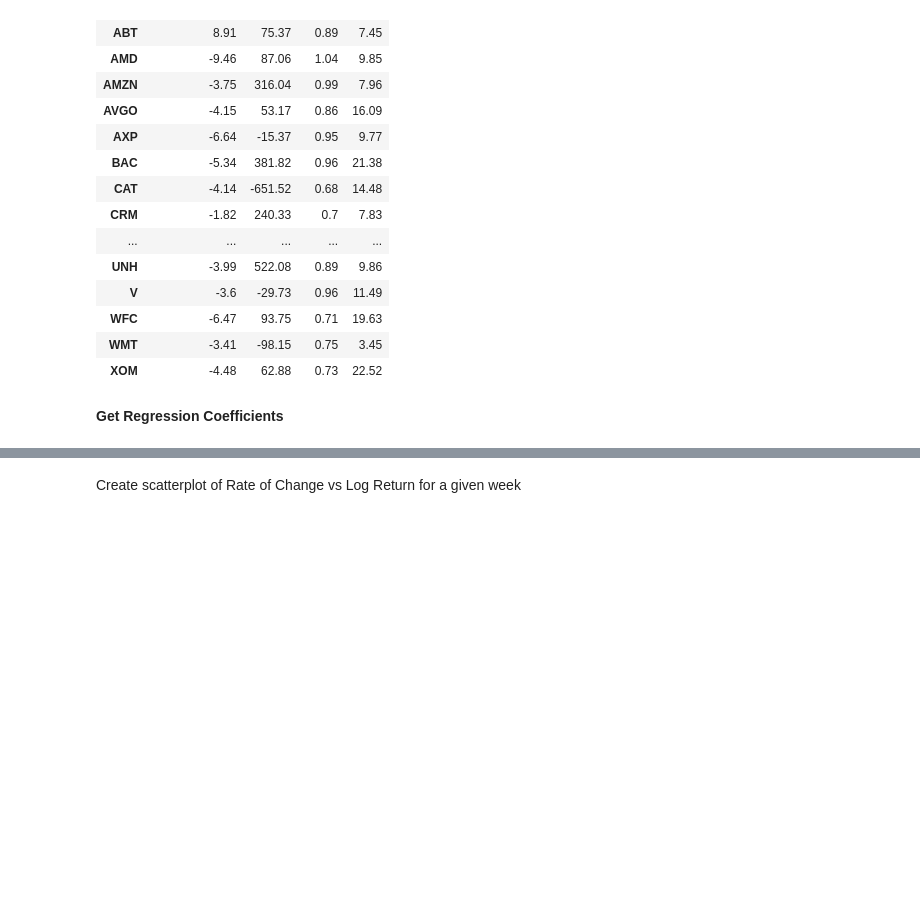
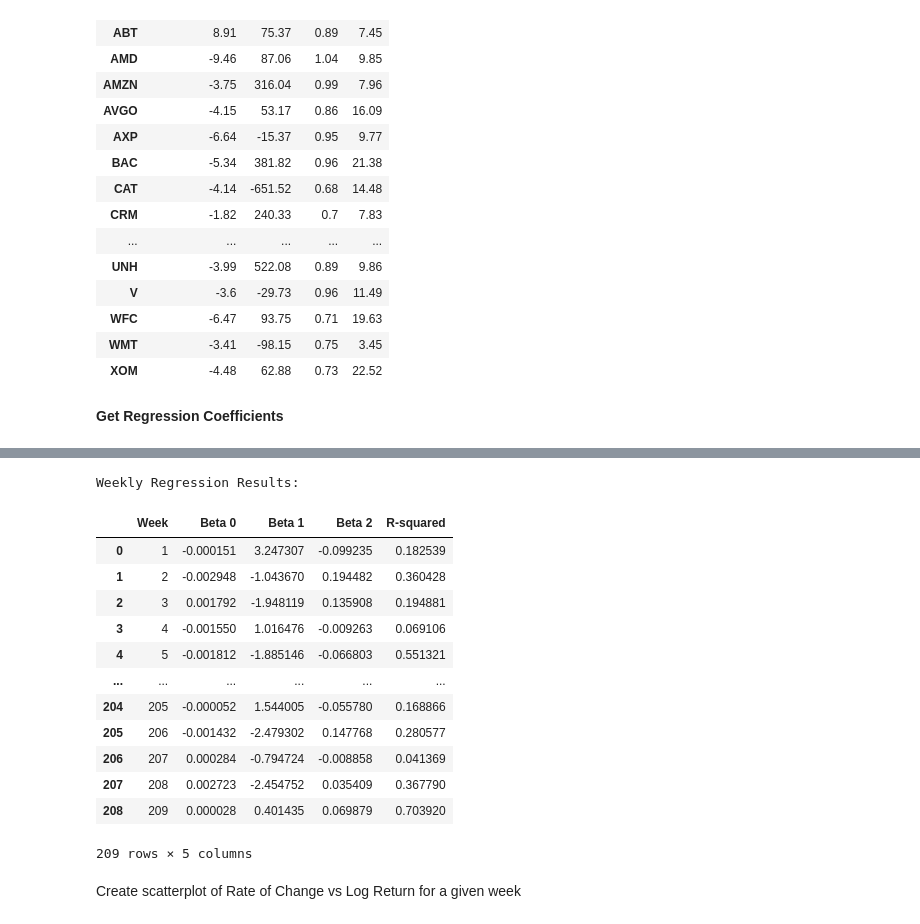
Before and after one commit to chaserenick2/Momentum-Volatility-and-Volume-Factors-in-U.S.-Stock-Returns, a Jupyter notebook: Regression.ipynb, the cells around one changed output, grey strips where cells are left out. Saved outputs shown, nothing was run; the diff lists cells and outputs as text; code cells hidden in the pictures; blank space fills up the shorter version.

Commit message:
Adding function to call model for many weeks

```diff
--- a/Regression.ipynb
+++ b/Regression.ipynb
@@ -321,3 +317,50 @@ AttributeError: 'OLSResults' object has no attribute 'coeffs'
+# %%
+# Create a function to run regression for each week and store results in a DataFrame
+def run_weekly_regression(tickers, weekly_data_analysis):
+    regression_results = []
+
+    for week_num in range(1, len(weekly_data_analysis) + 1):
+        week_data = get_week_x_data(tickers, week_num)
+
+        if len(week_data) < 2:  # Skip weeks with insufficient data
+            continue
+
+        y = week_data['Log_Return_%'].values.astype(float)
+        X = week_data[['ROC', 'RVOL', 'BBW']].values.astype(float)
+        X = sm.add_constant(X)  # Add intercept column
+
+        model = sm.OLS(y, X).fit()
+
+        regression_results.append({
+            'Week': week_num,
+            'Intercept': model.params[0],
+            'Beta ROC': model.params[1],
+            'Beta RVOL': model.params[2],
+            'Beta BBW': model.params[3],
+            'R-squared': model.rsquared
+        })
+
+    return pd.DataFrame(regression_results)
+
+# Run the regression for all first 10 weeks and store results in a DataFrame
+regression_results_df = run_weekly_regression(stock_tickers, weekly_data_analysis)
+print("Weekly Regression Results:")
+display(regression_results_df)
+# %% [output]
+Weekly Regression Results:
+|  | Week | Beta 0 | Beta 1 | Beta 2 | R-squared |
+| 0 | 1 | -0.000151 | 3.247307 | -0.099235 | 0.182539 |
+| 1 | 2 | -0.002948 | -1.043670 | 0.194482 | 0.360428 |
+| 2 | 3 | 0.001792 | -1.948119 | 0.135908 | 0.194881 |
+| 3 | 4 | -0.001550 | 1.016476 | -0.009263 | 0.069106 |
+| 4 | 5 | -0.001812 | -1.885146 | -0.066803 | 0.551321 |
+| ... | ... | ... | ... | ... | ... |
+| 204 | 205 | -0.000052 | 1.544005 | -0.055780 | 0.168866 |
+| 205 | 206 | -0.001432 | -2.479302 | 0.147768 | 0.280577 |
+| 206 | 207 | 0.000284 | -0.794724 | -0.008858 | 0.041369 |
+| 207 | 208 | 0.002723 | -2.454752 | 0.035409 | 0.367790 |
+| 208 | 209 | 0.000028 | 0.401435 | 0.069879 | 0.703920 |
+209 rows × 5 columns
 # %% [markdown]
 Create scatterplot of Rate of Change vs Log Return for a given week
 # %%
```
Also changed, not shown: parts of 2 cells of this notebook.
